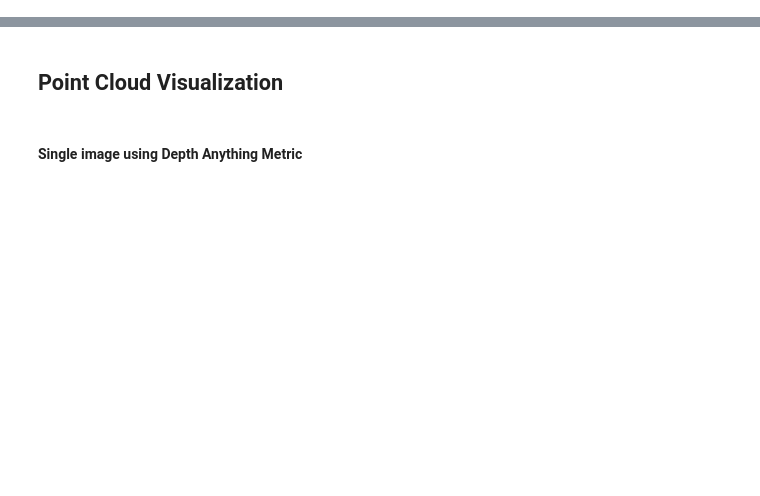
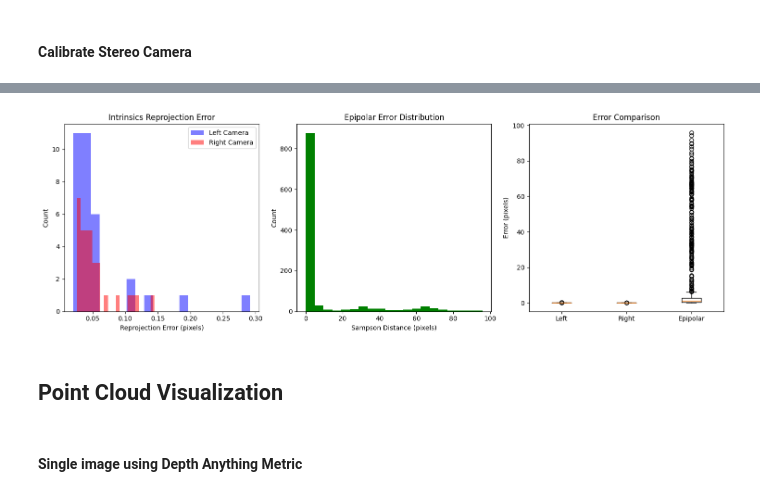
Before and after one commit to OMGrab/Multimodal-video-annotation, a Jupyter notebook: multimodal_annotation.ipynb, the cells around one changed output, grey strips where cells are left out. Saved outputs shown, nothing was run; the diff lists cells and outputs as text; code cells hidden in the pictures; blank space fills up the shorter version.

```diff
--- a/multimodal_annotation.ipynb
+++ b/multimodal_annotation.ipynb
@@ -3,3 +179,5 @@
+# %% [markdown]
+#### Calibrate Stereo Camera
 # %%
 import cv2
 import numpy as np
@@ -240,24 +418,30 @@ def stereo_calibrate(left_path, right_path, left_mtx, left_dist, right_mtx, righ
     return R, T, E, F, objpoints, left_imgpoints, right_imgpoints
 
 def main():
-    left_path = Path("checkerboards/left eye checkerboard 5x7 B14 R3")
-    right_path = Path("checkerboards/right eye checkerboard 5x7 B14 R3")
+    left_path = Path("media/checkerboards/OMGlasses/left eye checkerboard 5x7 B14 R3")
+    right_path = Path("media/checkerboards/OMGlasses/right eye checkerboard 5x7 B14 R3")
+    # Use the specified absolute save path
+    save_path_dir = Path("/Users/hendrik/OMGrab/media/camera_intrinsics_extrinsics/OMGlasses")
 
-    # Verify paths exist
+    # Verify image paths exist
     if not left_path.exists() or not right_path.exists():
-        raise ValueError("Checkerboard image directories not found")
+        raise ValueError(f"Checkerboard image directories not found. Checked: {left_path} and {right_path}")
 
     # Print number of images found
-    left_images = sorted(glob.glob(str(left_path / '*.jpg')))
-    right_images = sorted(glob.glob(str(right_path / '*.jpg')))
+    left_images = sorted(glob.glob(str(left_path / '*.jpg'))) + sorted(glob.glob(str(left_path / '*.jpeg')))
+    right_images = sorted(glob.glob(str(right_path / '*.jpg'))) + sorted(glob.glob(str(right_path / '*.jpeg')))
     print(f"Found {len(left_images)} left images and {len(right_images)} right images")
+    if not left_images or not right_images:
+        raise ValueError("No images found in one or both directories.")
+    if len(left_images) != len(right_images):
+         print(f"Warning: Number of left ({len(left_images)}) and right ({len(right_images)}) images does not match. Calibration might use fewer pairs.")
 
     # Calibrate individual cameras
     print("\nCalibrating left camera...")
-    left_mtx, left_dist, left_objpoints, left_imgpoints, left_rvecs, left_tvecs, left_valid = calibrate_single_camera(left_path)
+    left_mtx, left_dist, left_objpoints, left_imgpoints, left_rvecs, left_tvecs, left_valid = calibrate_single_camera(left_path, board_size=(5,7))
 
     print("\nCalibrating right camera...")
-    right_mtx, right_dist, right_objpoints, right_imgpoints, right_rvecs, right_tvecs, right_valid = calibrate_single_camera(right_path)
+    right_mtx, right_dist, right_objpoints, right_imgpoints, right_rvecs, right_tvecs, right_valid = calibrate_single_camera(right_path, board_size=(5,7))
 
     # Print camera matrices and distortion coefficients
     print("\nLeft camera matrix:\n", left_mtx)
@@ -268,7 +452,29 @@ def main():
     # Stereo calibration
     print("\nPerforming stereo calibration...")
     R, T, E, F, stereo_objpoints, stereo_left_imgpoints, stereo_right_imgpoints = stereo_calibrate(
-        left_path, right_path, left_mtx, left_dist, right_mtx, right_dist)
+        left_path, right_path, left_mtx, left_dist, right_mtx, right_dist, board_size=(5,7))
+
+    # --- Calculate extrinsic matrices and save results ---
+    print("\nCalculating extrinsic matrices...")
+    # Left camera extrinsics [I|0] (assuming left camera is the origin)
+    left_extrinsics = np.hstack((np.eye(3), np.zeros((3, 1))))
+    # Right camera extrinsics [R|T] (relative to left camera)
+    right_extrinsics = np.hstack((R, T))
+
+    print(f"Saving calibration results to {save_path_dir}...")
+    # Create the directory if it doesn't exist
+    save_path_dir.mkdir(parents=True, exist_ok=True)
+
+    # Save parameters as individual .npy files
+    np.save(save_path_dir / "left_camera_intrinsics.npy", left_mtx)
+    np.save(save_path_dir / "left_distortion_coefficients.npy", left_dist)
+    np.save(save_path_dir / "left_camera_extrinsics.npy", left_extrinsics)
+    np.save(save_path_dir / "right_camera_intrinsics.npy", right_mtx)
+    np.save(save_path_dir / "right_distortion_coefficients.npy", right_dist)
+    np.save(save_path_dir / "right_camera_extrinsics.npy", right_extrinsics)
+
+    print(f"Calibration results saved successfully as individual files in {save_path_dir}.")
+    # --- End of saving section ---
 
     # Compute errors
     left_mean_error, left_errors = compute_calibration_errors(
@@ -280,14 +486,18 @@ def main():
     print(f"Left camera reprojection error: {left_mean_error:.6f} pixels")
     print(f"Right camera reprojection error: {right_mean_error:.6f} pixels")
 
-    mean_epipolar_error, epipolar_errors = compute_epipolar_error(
-        stereo_left_imgpoints, stereo_right_imgpoints, F)
-    print(f"Mean epipolar error: {mean_epipolar_error:.6f} pixels")
-    print(f"Min epipolar error: {np.min(epipolar_errors):.6f} pixels")
-    print(f"Max epipolar error: {np.max(epipolar_errors):.6f} pixels")
+    if stereo_left_imgpoints and stereo_right_imgpoints:
+        mean_epipolar_error, epipolar_errors = compute_epipolar_error(
+            stereo_left_imgpoints, stereo_right_imgpoints, F)
+        print(f"Mean epipolar error: {mean_epipolar_error:.6f} pixels")
+        print(f"Min epipolar error: {np.min(epipolar_errors):.6f} pixels")
+        print(f"Max epipolar error: {np.max(epipolar_errors):.6f} pixels")
 
-    # Plot error distributions
-    plot_calibration_errors(left_errors, right_errors, epipolar_errors)
+        plot_calibration_errors(left_errors, right_errors, epipolar_errors)
+    else:
+        print("Could not compute epipolar error: No valid stereo image points found.")
+
 
 if __name__ == "__main__":
     main()
+# %% [output]
@@ -294,3 +521,4 @@ if __name__ == "__main__":
+[figure, added]
 # %% [markdown]
 ## Point Cloud Visualization
 # %% [markdown]
```
Also changed, not shown: parts of 6 cells of this notebook, 5 other files.
